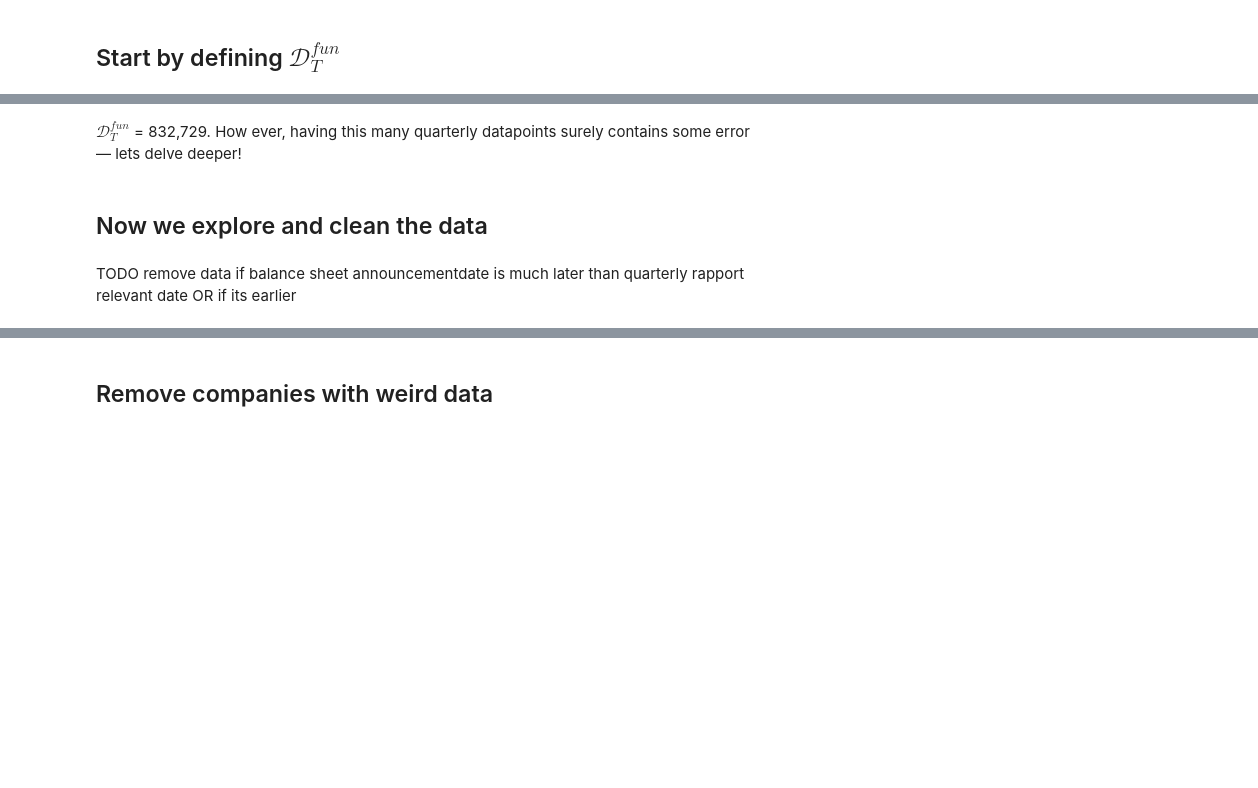
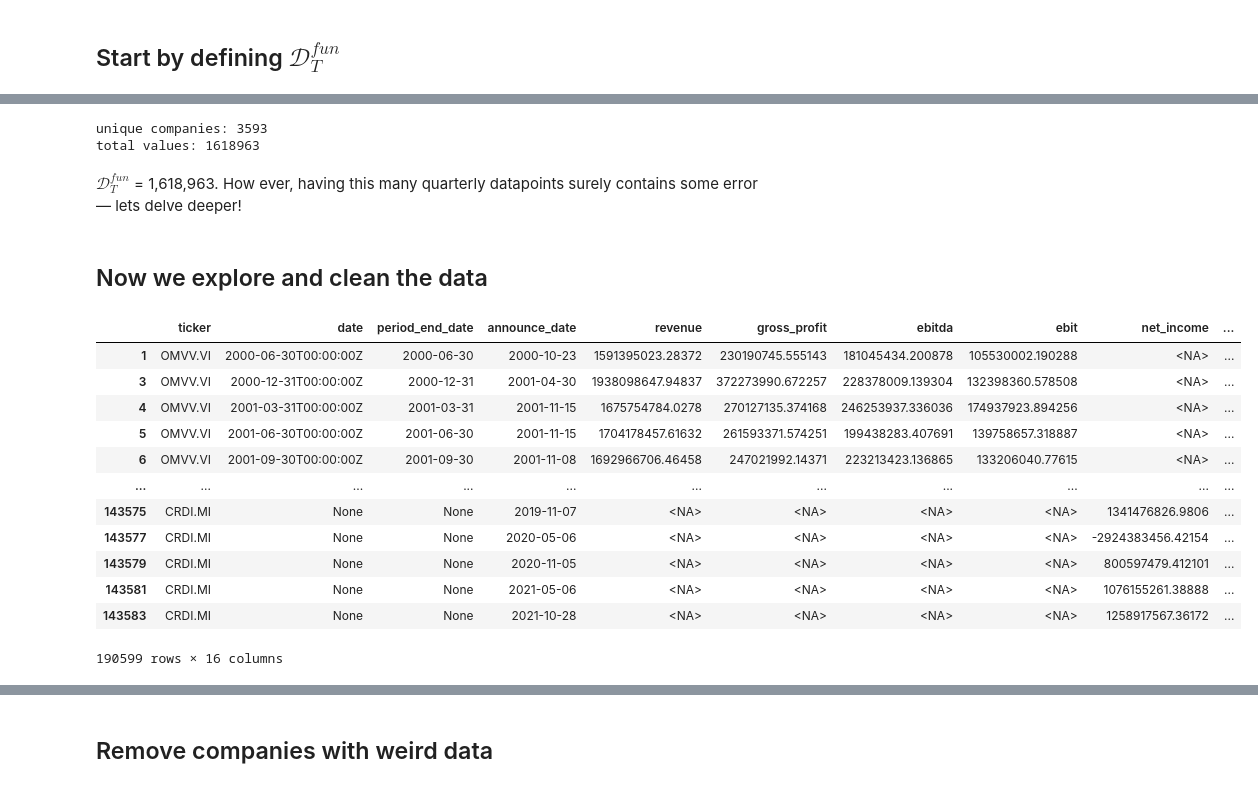
Before and after one commit to Krankile/npmf, a Jupyter notebook: notebooks/fundamental_cleaning.ipynb, the cells around one changed output, grey strips where cells are left out. Drawn from its saved outputs; the diff is of its cells as text; code cells hidden in the pictures; blank space fills up the shorter version.

```diff
--- a/notebooks/fundamental_cleaning.ipynb
+++ b/notebooks/fundamental_cleaning.ipynb
@@ -55,8 +114,34 @@ total_values
+# %%
+oil_values = fundamental_oil_df.count(axis=0, numeric_only=True).sum()
+banking_values = fundamental_banking_df.count(axis=0, numeric_only=True).sum()
+oil_unique_companies = fundamental_oil_df.ticker.unique()
+banking_unique_companies = fundamental_banking_df.ticker.unique()
+unique_companies = list(set(oil_unique_companies) | set(banking_unique_companies))
+print(f"unique companies: {len(unique_companies)}")
+total_values = oil_values + banking_values
+print(f"total values: {total_values}")
+# %% [output]
+unique companies: 3593
+total values: 1618963
 # %% [markdown]
-$\mathcal{D}^{fun}_T$ = 832,729.  How ever, having this many quarterly datapoints surely contains some error — lets delve deeper!
+$\mathcal{D}^{fun}_T$ = 1,618,963.  How ever, having this many quarterly datapoints surely contains some error — lets delve deeper!
 # %% [markdown]
 ## Now we explore and clean the data
-# %% [markdown]
-TODO remove data if balance sheet announcementdate is much later than quarterly rapport relevant date OR if its earlier
+# %%
+fundamental_df
+# %% [output]
+|  | ticker | date | period_end_date | announce_date | revenue | gross_profit | ebitda | ebit | net_income | ... |
+| 1 | OMVV.VI | 2000-06-30T00:00:00Z | 2000-06-30 | 2000-10-23 | 1591395023.28372 | 230190745.555143 | 181045434.200878 | 105530002.190288 | <NA> | ... |
+| 3 | OMVV.VI | 2000-12-31T00:00:00Z | 2000-12-31 | 2001-04-30 | 1938098647.94837 | 372273990.672257 | 228378009.139304 | 132398360.578508 | <NA> | ... |
+| 4 | OMVV.VI | 2001-03-31T00:00:00Z | 2001-03-31 | 2001-11-15 | 1675754784.0278 | 270127135.374168 | 246253937.336036 | 174937923.894256 | <NA> | ... |
+| 5 | OMVV.VI | 2001-06-30T00:00:00Z | 2001-06-30 | 2001-11-15 | 1704178457.61632 | 261593371.574251 | 199438283.407691 | 139758657.318887 | <NA> | ... |
+| 6 | OMVV.VI | 2001-09-30T00:00:00Z | 2001-09-30 | 2001-11-08 | 1692966706.46458 | 247021992.14371 | 223213423.136865 | 133206040.77615 | <NA> | ... |
+| ... | ... | ... | ... | ... | ... | ... | ... | ... | ... | ... |
+| 143575 | CRDI.MI | None | None | 2019-11-07 | <NA> | <NA> | <NA> | <NA> | 1341476826.9806 | ... |
+| 143577 | CRDI.MI | None | None | 2020-05-06 | <NA> | <NA> | <NA> | <NA> | -2924383456.42154 | ... |
+| 143579 | CRDI.MI | None | None | 2020-11-05 | <NA> | <NA> | <NA> | <NA> | 800597479.412101 | ... |
+| 143581 | CRDI.MI | None | None | 2021-05-06 | <NA> | <NA> | <NA> | <NA> | 1076155261.38888 | ... |
+| 143583 | CRDI.MI | None | None | 2021-10-28 | <NA> | <NA> | <NA> | <NA> | 1258917567.36172 | ... |
+190599 rows × 16 columns
 # %%
 #create margin coloumns
```
Also changed, not shown: parts of 38 cells of this notebook.
